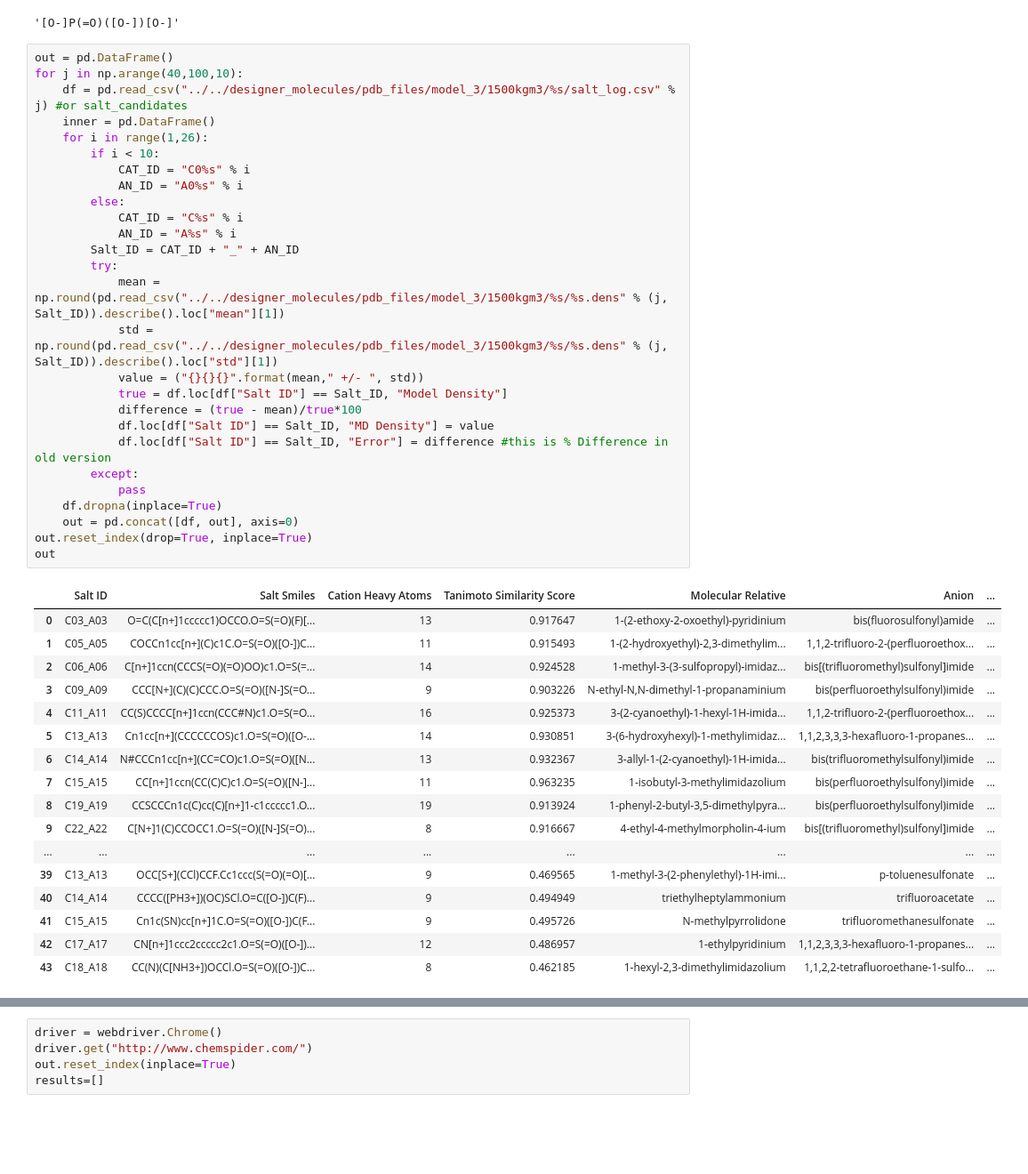
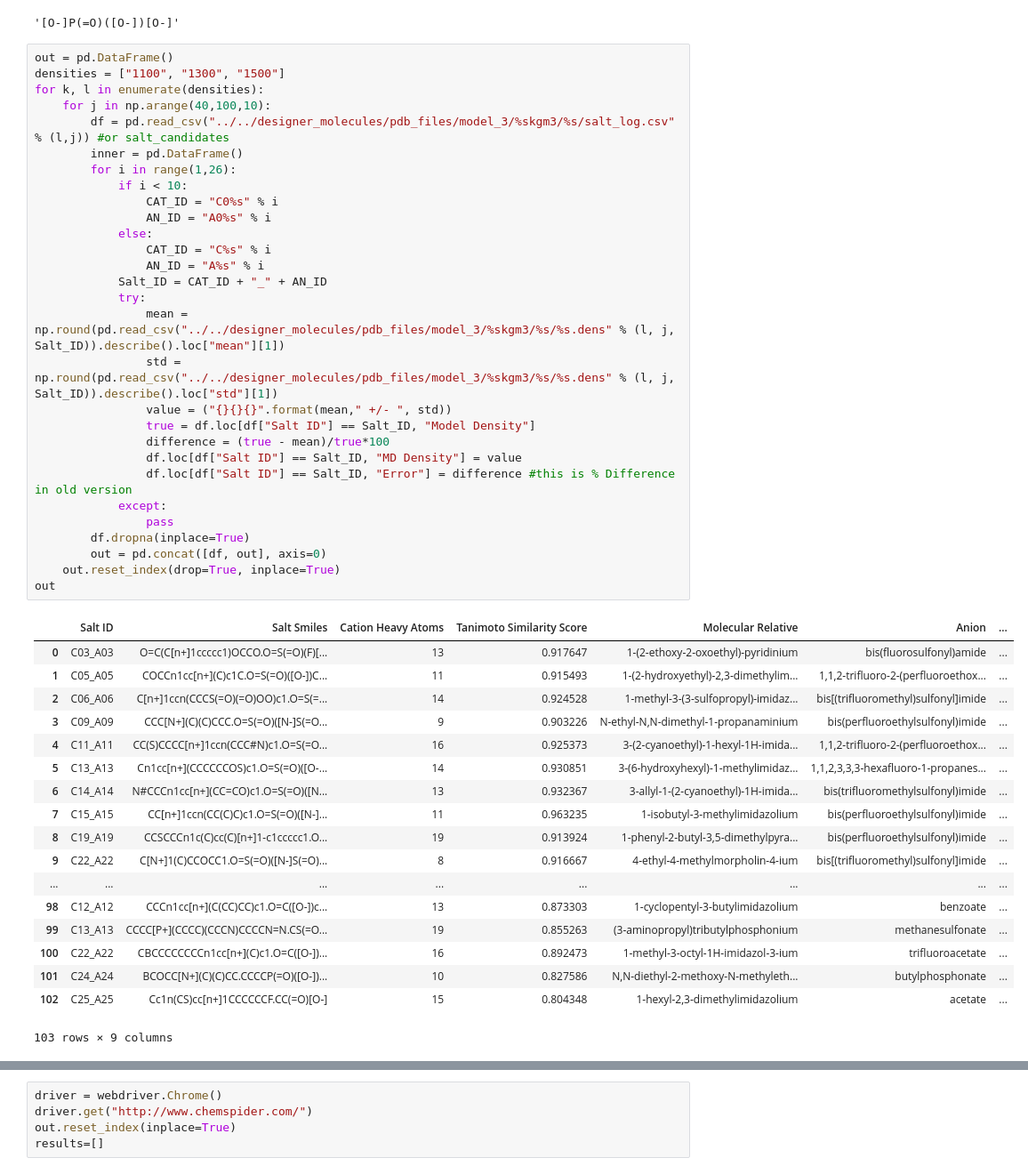
Before and after one commit to wesleybeckner/gains, a Jupyter notebook: scripts/gains_prototype.ipynb, the cells around one changed output, grey strips where cells are left out. Shown at 89% size. Cells and saved outputs as stored; diff of their text form; blank space fills up the shorter version.

Commit message:
added many docstrings, documentation, simipliefed the test_model unittest

```diff
--- a/scripts/gains_prototype.ipynb
+++ b/scripts/gains_prototype.ipynb
@@ -271,46 +74,49 @@ salty.check_name("phosphate")
 '[O-]P(=O)([O-])[O-]'
 # %%
 out = pd.DataFrame()
-for j in np.arange(40,100,10):
-    df = pd.read_csv("../../designer_molecules/pdb_files/model_3/1500kgm3/%s/salt_log.csv" % j) #or salt_candidates
-    inner = pd.DataFrame()
-    for i in range(1,26):
-        if i < 10:
-            CAT_ID = "C0%s" % i
-            AN_ID = "A0%s" % i
-        else:
-            CAT_ID = "C%s" % i
-            AN_ID = "A%s" % i
-        Salt_ID = CAT_ID + "_" + AN_ID
-        try:
-            mean = np.round(pd.read_csv("../../designer_molecules/pdb_files/model_3/1500kgm3/%s/%s.dens" % (j, Salt_ID)).describe().loc["mean"][1])
-            std = np.round(pd.read_csv("../../designer_molecules/pdb_files/model_3/1500kgm3/%s/%s.dens" % (j, Salt_ID)).describe().loc["std"][1])
-            value = ("{}{}{}".format(mean," +/- ", std))
-            true = df.loc[df["Salt ID"] == Salt_ID, "Model Density"]
-            difference = (true - mean)/true*100
-            df.loc[df["Salt ID"] == Salt_ID, "MD Density"] = value
-            df.loc[df["Salt ID"] == Salt_ID, "Error"] = difference #this is % Difference in old version
-        except:
-            pass
-    df.dropna(inplace=True)
-    out = pd.concat([df, out], axis=0)
-out.reset_index(drop=True, inplace=True)
+densities = ["1100", "1300", "1500"]
+for k, l in enumerate(densities):
+    for j in np.arange(40,100,10):
+        df = pd.read_csv("../../designer_molecules/pdb_files/model_3/%skgm3/%s/salt_log.csv" % (l,j)) #or salt_candidates
+        inner = pd.DataFrame()
+        for i in range(1,26):
+            if i < 10:
+                CAT_ID = "C0%s" % i
+                AN_ID = "A0%s" % i
+            else:
+                CAT_ID = "C%s" % i
+                AN_ID = "A%s" % i
+            Salt_ID = CAT_ID + "_" + AN_ID
+            try:
+                mean = np.round(pd.read_csv("../../designer_molecules/pdb_files/model_3/%skgm3/%s/%s.dens" % (l, j, Salt_ID)).describe().loc["mean"][1])
+                std = np.round(pd.read_csv("../../designer_molecules/pdb_files/model_3/%skgm3/%s/%s.dens" % (l, j, Salt_ID)).describe().loc["std"][1])
+                value = ("{}{}{}".format(mean," +/- ", std))
+                true = df.loc[df["Salt ID"] == Salt_ID, "Model Density"]
+                difference = (true - mean)/true*100
+                df.loc[df["Salt ID"] == Salt_ID, "MD Density"] = value
+                df.loc[df["Salt ID"] == Salt_ID, "Error"] = difference #this is % Difference in old version
+            except:
+                pass
+        df.dropna(inplace=True)
+        out = pd.concat([df, out], axis=0)
+    out.reset_index(drop=True, inplace=True)
 out
 # %% [output]
 |  | Salt ID | Salt Smiles | Cation Heavy Atoms | Tanimoto Similarity Score | Molecular Relative | Anion | ... |
 | 0 | C03_A03 | O=C(C[n+]1ccccc1)OCCO.O=S(=O)(F)[... | 13 | 0.917647 | 1-(2-ethoxy-2-oxoethyl)-pyridinium | bis(fluorosulfonyl)amide | ... |
 | 1 | C05_A05 | COCCn1cc[n+](C)c1C.O=S(=O)([O-])C... | 11 | 0.915493 | 1-(2-hydroxyethyl)-2,3-dimethylim... | 1,1,2-trifluoro-2-(perfluoroethox... | ... |
 | 2 | C06_A06 | C[n+]1ccn(CCCS(=O)(=O)OO)c1.O=S(=... | 14 | 0.924528 | 1-methyl-3-(3-sulfopropyl)-imidaz... | bis[(trifluoromethyl)sulfonyl]imide | ... |
 | 3 | C09_A09 | CCC[N+](C)(C)CCC.O=S(=O)([N-]S(=O... | 9 | 0.903226 | N-ethyl-N,N-dimethyl-1-propanaminium | bis(perfluoroethylsulfonyl)imide | ... |
 | 4 | C11_A11 | CC(S)CCCC[n+]1ccn(CCC#N)c1.O=S(=O... | 16 | 0.925373 | 3-(2-cyanoethyl)-1-hexyl-1H-imida... | 1,1,2-trifluoro-2-(perfluoroethox... | ... |
 | 5 | C13_A13 | Cn1cc[n+](CCCCCCOS)c1.O=S(=O)([O-... | 14 | 0.930851 | 3-(6-hydroxyhexyl)-1-methylimidaz... | 1,1,2,3,3,3-hexafluoro-1-propanes... | ... |
 | 6 | C14_A14 | N#CCCn1cc[n+](CC=CO)c1.O=S(=O)([N... | 13 | 0.932367 | 3-allyl-1-(2-cyanoethyl)-1H-imida... | bis(trifluoromethylsulfonyl)imide | ... |
 | 7 | C15_A15 | CC[n+]1ccn(CC(C)C)c1.O=S(=O)([N-]... | 11 | 0.963235 | 1-isobutyl-3-methylimidazolium | bis(perfluoroethylsulfonyl)imide | ... |
 | 8 | C19_A19 | CCSCCCn1c(C)cc(C)[n+]1-c1ccccc1.O... | 19 | 0.913924 | 1-phenyl-2-butyl-3,5-dimethylpyra... | bis(perfluoroethylsulfonyl)imide | ... |
 | 9 | C22_A22 | C[N+]1(C)CCOCC1.O=S(=O)([N-]S(=O)... | 8 | 0.916667 | 4-ethyl-4-methylmorpholin-4-ium | bis[(trifluoromethyl)sulfonyl]imide | ... |
 | ... | ... | ... | ... | ... | ... | ... | ... |
-| 39 | C13_A13 | OCC[S+](CCl)CCF.Cc1ccc(S(=O)(=O)[... | 9 | 0.469565 | 1-methyl-3-(2-phenylethyl)-1H-imi... | p-toluenesulfonate | ... |
-| 40 | C14_A14 | CCCC([PH3+])(OC)SCl.O=C([O-])C(F)... | 9 | 0.494949 | triethylheptylammonium | trifluoroacetate | ... |
-| 41 | C15_A15 | Cn1c(SN)cc[n+]1C.O=S(=O)([O-])C(F... | 9 | 0.495726 | N-methylpyrrolidone | trifluoromethanesulfonate | ... |
-| 42 | C17_A17 | CN[n+]1ccc2ccccc2c1.O=S(=O)([O-])... | 12 | 0.486957 | 1-ethylpyridinium | 1,1,2,3,3,3-hexafluoro-1-propanes... | ... |
-| 43 | C18_A18 | CC(N)(C[NH3+])OCCl.O=S(=O)([O-])C... | 8 | 0.462185 | 1-hexyl-2,3-dimethylimidazolium | 1,1,2,2-tetrafluoroethane-1-sulfo... | ... |
+| 98 | C12_A12 | CCCn1cc[n+](C(CC)CC)c1.O=C([O-])c... | 13 | 0.873303 | 1-cyclopentyl-3-butylimidazolium | benzoate | ... |
+| 99 | C13_A13 | CCCC[P+](CCCC)(CCCN)CCCCN=N.CS(=O... | 19 | 0.855263 | (3-aminopropyl)tributylphosphonium | methanesulfonate | ... |
+| 100 | C22_A22 | CBCCCCCCCCn1cc[n+](C)c1.O=C([O-])... | 16 | 0.892473 | 1-methyl-3-octyl-1H-imidazol-3-ium | trifluoroacetate | ... |
+| 101 | C24_A24 | BCOCC[N+](C)(C)CC.CCCCP(=O)([O-])... | 10 | 0.827586 | N,N-diethyl-2-methoxy-N-methyleth... | butylphosphonate | ... |
+| 102 | C25_A25 | Cc1n(CS)cc[n+]1CCCCCCF.CC(=O)[O-] | 15 | 0.804348 | 1-hexyl-2,3-dimethylimidazolium | acetate | ... |
+103 rows × 9 columns
```
Also changed, not shown: parts of 21 cells of this notebook, 29 other files.
